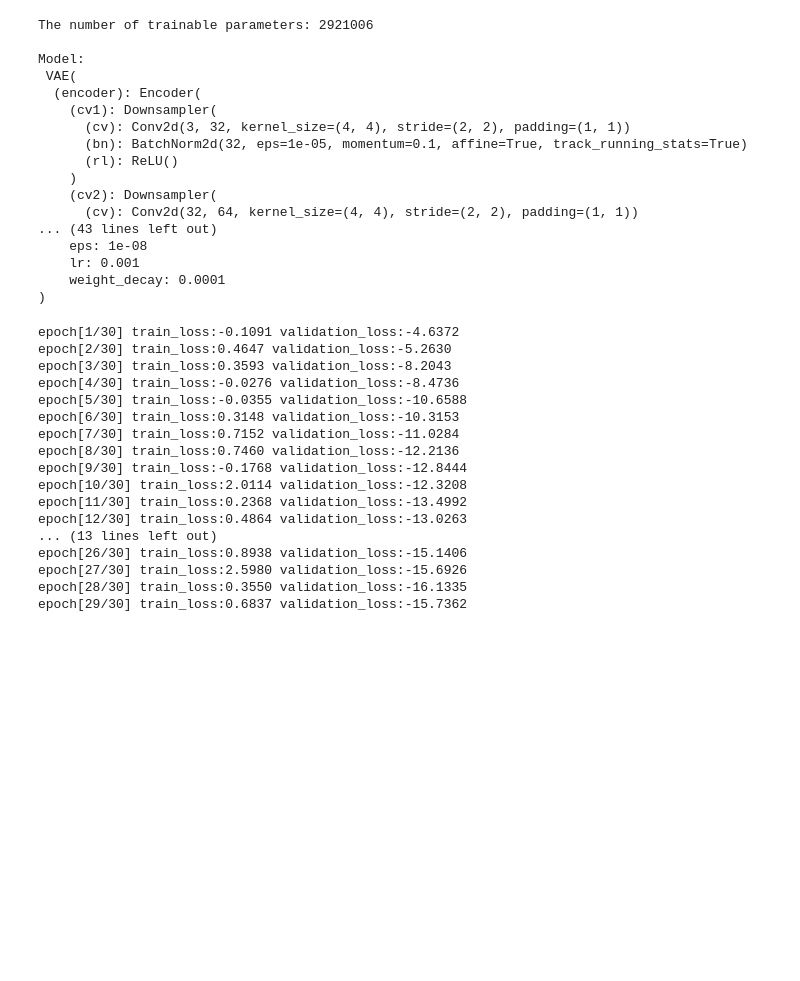
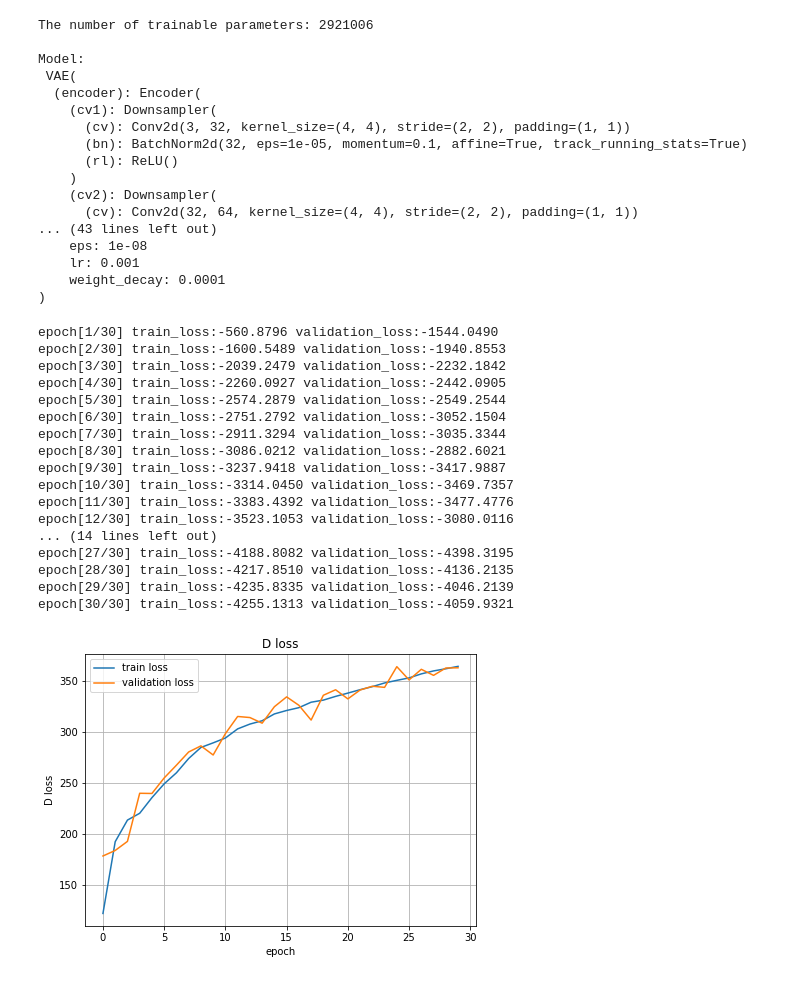
Before and after one commit to cross32768/VAE_anomaly, a Jupyter notebook: VAE.ipynb, the cells around one changed output. Drawn from its saved outputs; the diff is of its cells as text; code cells hidden in the pictures; blank space fills up the shorter version.

```diff
--- a/VAE.ipynb
+++ b/VAE.ipynb
@@ -277,14 +294,22 @@ if not os.path.exists(output_dir):
     os.mkdir(output_dir)
 
 n_epochs = 30
-train_loss_list = []
-validation_loss_list = []
+train_loss_list = [[],[],[]]
+validation_loss_list = [[],[],[]]
 for epoch in range(n_epochs):
-    train_loss = train(train_loader)
-    validation_loss = validation(validation_loader)
+    train_D_loss, train_A_loss, train_M_loss = train(train_loader)
+    validation_D_loss, validation_A_loss, validation_M_loss = validation(validation_loader)
 
-    train_loss_list.append(train_loss)
-    validation_loss_list.append(validation_loss)
+    train_loss_list[0].append(train_D_loss)
+    train_loss_list[1].append(train_A_loss)
+    train_loss_list[2].append(train_M_loss)
+
+    validation_loss_list[0].append(validation_D_loss)
+    validation_loss_list[1].append(validation_A_loss)
+    validation_loss_list[2].append(validation_M_loss)
+
+    train_loss = train_D_loss + train_A_loss + train_M_loss
+    validation_loss = validation_D_loss + validation_A_loss + validation_M_loss
 
     print('epoch[%d/%d] train_loss:%1.4f validation_loss:%1.4f' %(epoch+1, n_epochs, train_loss, validation_loss))
 
@@ -293,20 +318,33 @@ np.save(output_dir + 'validation_loss_list.npy', np.array(validation_loss_list))
 
 torch.save(net.state_dict(), output_dir + 'VAE_toy.pth')
 # %% [output]
-epoch[1/30] train_loss:-0.1091 validation_loss:-4.6372
-epoch[2/30] train_loss:0.4647 validation_loss:-5.2630
-epoch[3/30] train_loss:0.3593 validation_loss:-8.2043
-epoch[4/30] train_loss:-0.0276 validation_loss:-8.4736
-epoch[5/30] train_loss:-0.0355 validation_loss:-10.6588
-epoch[6/30] train_loss:0.3148 validation_loss:-10.3153
-epoch[7/30] train_loss:0.7152 validation_loss:-11.0284
-epoch[8/30] train_loss:0.7460 validation_loss:-12.2136
-epoch[9/30] train_loss:-0.1768 validation_loss:-12.8444
-epoch[10/30] train_loss:2.0114 validation_loss:-12.3208
-epoch[11/30] train_loss:0.2368 validation_loss:-13.4992
-epoch[12/30] train_loss:0.4864 validation_loss:-13.0263
-... (13 lines left out)
-epoch[26/30] train_loss:0.8938 validation_loss:-15.1406
-epoch[27/30] train_loss:2.5980 validation_loss:-15.6926
-epoch[28/30] train_loss:0.3550 validation_loss:-16.1335
-epoch[29/30] train_loss:0.6837 validation_loss:-15.7362
+epoch[1/30] train_loss:-560.8796 validation_loss:-1544.0490
+epoch[2/30] train_loss:-1600.5489 validation_loss:-1940.8553
+epoch[3/30] train_loss:-2039.2479 validation_loss:-2232.1842
+epoch[4/30] train_loss:-2260.0927 validation_loss:-2442.0905
+epoch[5/30] train_loss:-2574.2879 validation_loss:-2549.2544
+epoch[6/30] train_loss:-2751.2792 validation_loss:-3052.1504
+epoch[7/30] train_loss:-2911.3294 validation_loss:-3035.3344
+epoch[8/30] train_loss:-3086.0212 validation_loss:-2882.6021
+epoch[9/30] train_loss:-3237.9418 validation_loss:-3417.9887
+epoch[10/30] train_loss:-3314.0450 validation_loss:-3469.7357
+epoch[11/30] train_loss:-3383.4392 validation_loss:-3477.4776
+epoch[12/30] train_loss:-3523.1053 validation_loss:-3080.0116
+... (14 lines left out)
+epoch[27/30] train_loss:-4188.8082 validation_loss:-4398.3195
+epoch[28/30] train_loss:-4217.8510 validation_loss:-4136.2135
+epoch[29/30] train_loss:-4235.8335 validation_loss:-4046.2139
+epoch[30/30] train_loss:-4255.1313 validation_loss:-4059.9321
+# %%
+# visualize training log
+plt.figure(figsize = (7,5))
+plt.plot(train_loss_list[0], label = 'train loss')
+plt.plot(validation_loss_list[0], label = 'validation loss')
+plt.title('D loss')
+plt.xlabel('epoch')
+plt.ylabel('D loss')
+plt.legend()
+plt.grid()
+plt.show()
+# %% [output]
+[figure, added]
```
Also changed, not shown: parts of 11 cells of this notebook.
